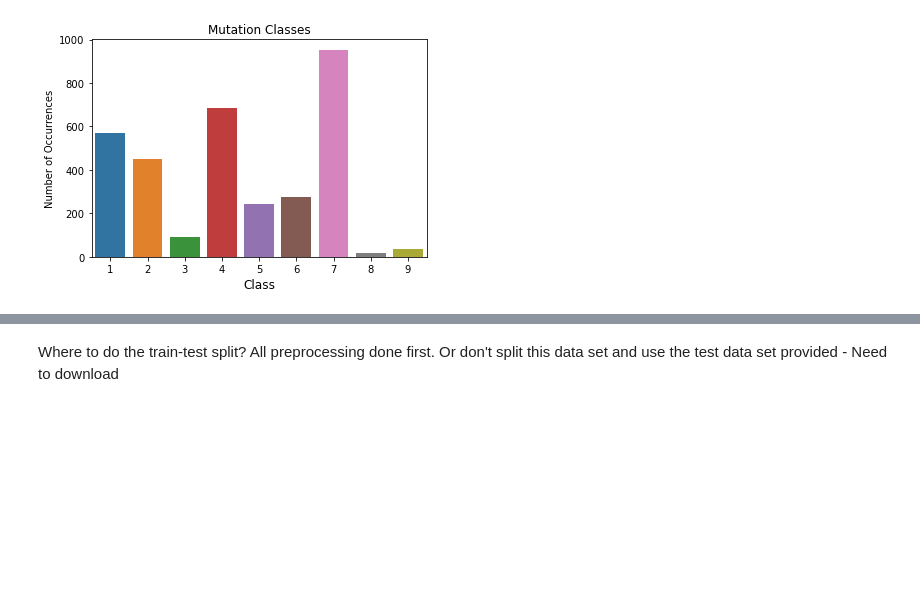
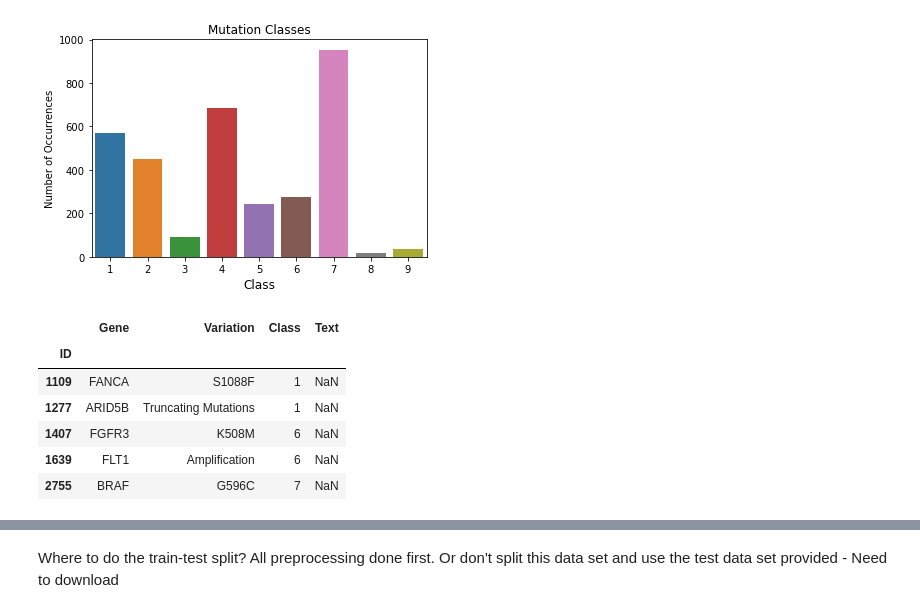
Before and after one commit to Shredder42/mutations, a Jupyter notebook: explore.ipynb, the cells around one changed output, grey strips where cells are left out. Saved outputs shown, nothing was run; the diff lists cells and outputs as text; code cells hidden in the pictures; blank space fills up the shorter version.

```diff
--- a/explore.ipynb
+++ b/explore.ipynb
@@ -80,4 +81,4 @@ memory usage: 51.9+ KB
 # %% [markdown]
 Combine data sets
 # %%
-data.merge(text, how='left', on='ID')
+merged = data.merge(text, how='left', on='ID')
@@ -120,3 +106,13 @@ plt.xlabel('Class', fontsize=12)
 # %% [output]
 Text(0.5, 0, 'Class')
 [figure]
+# %%
+merged[merged.isnull().any(axis=1)]
+# %% [output]
+|  | Gene | Variation | Class | Text |
+| ID |  |  |  |  |
+| 1109 | FANCA | S1088F | 1 | NaN |
+| 1277 | ARID5B | Truncating Mutations | 1 | NaN |
+| 1407 | FGFR3 | K508M | 6 | NaN |
+| 1639 | FLT1 | Amplification | 6 | NaN |
+| 2755 | BRAF | G596C | 7 | NaN |
```
Also changed, not shown: parts of 15 cells of this notebook.
